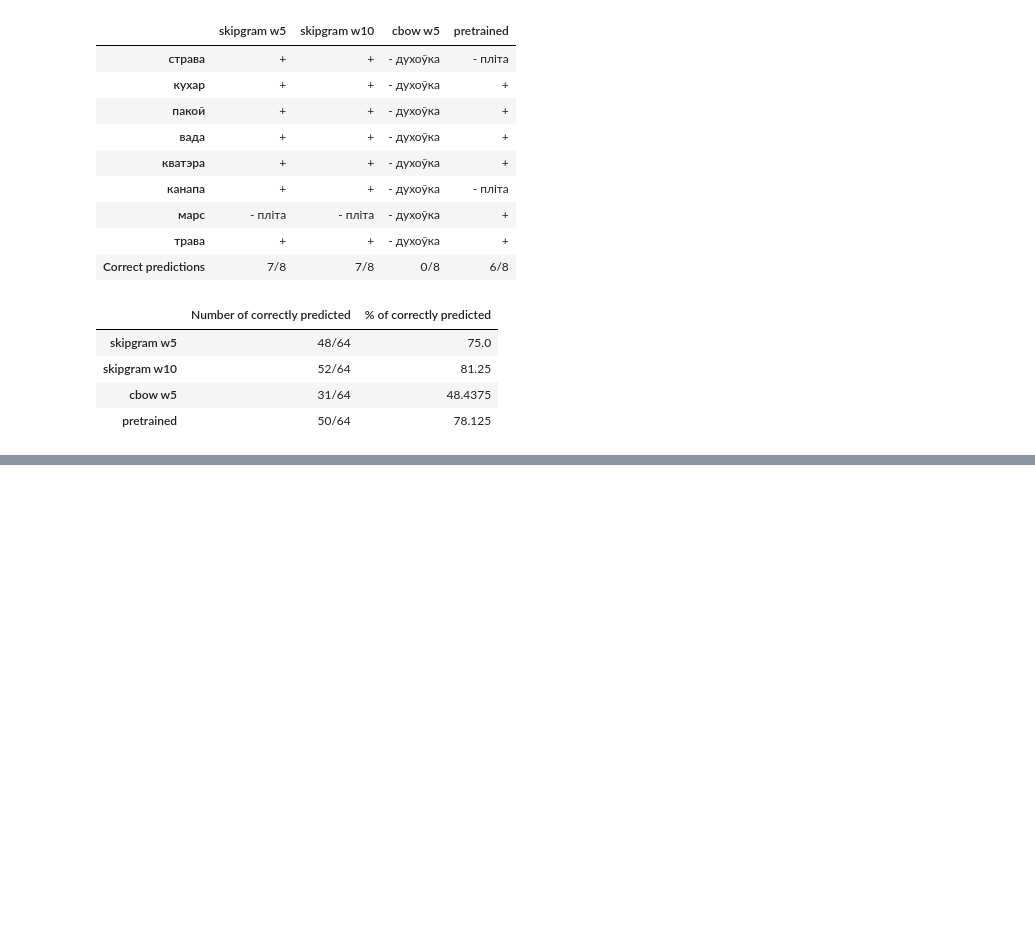
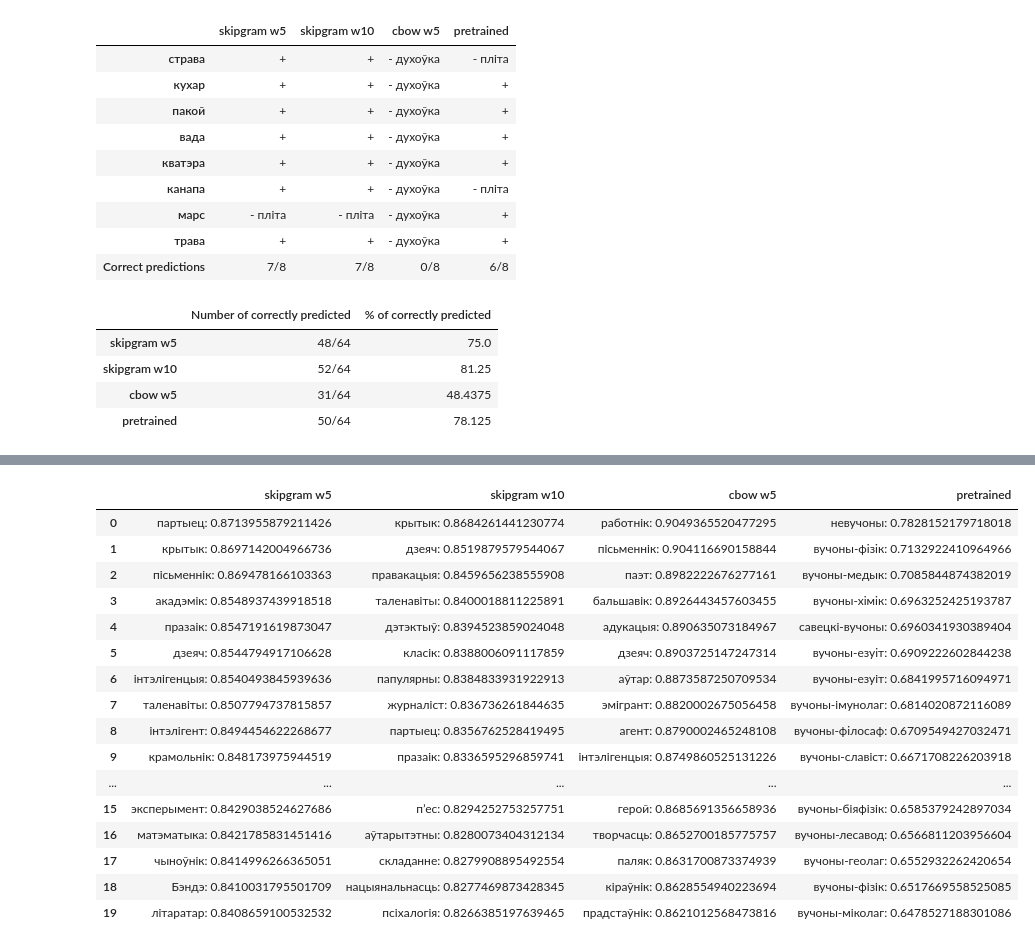
Before and after one commit to rommmmmka/computational-linguistics, a Jupyter notebook: hw3/4_analyze_models.ipynb, the cells around one changed output, grey strips where cells are left out. Cells and saved outputs as stored; diff of their text form; code cells hidden in the pictures; blank space fills up the shorter version.

```diff
--- a/hw3/4_analyze_models.ipynb
+++ b/hw3/4_analyze_models.ipynb
@@ -200,0 +227,22 @@ pd.DataFrame(
+# %%
+apply_func(
+    lambda x, _: x.most_similar(["вучоны"], topn=20)
+)
+# %% [output]
+|  | skipgram w5 | skipgram w10 | cbow w5 | pretrained |
+| 0 | партыец: 0.8713955879211426 | крытык: 0.8684261441230774 | работнік: 0.9049365520477295 | невучоны: 0.7828152179718018 |
+| 1 | крытык: 0.8697142004966736 | дзеяч: 0.8519879579544067 | пісьменнік: 0.904116690158844 | вучоны-фiзiк: 0.7132922410964966 |
+| 2 | пісьменнік: 0.869478166103363 | правакацыя: 0.8459656238555908 | паэт: 0.8982222676277161 | вучоны-медык: 0.7085844874382019 |
+| 3 | акадэмік: 0.8548937439918518 | таленавіты: 0.8400018811225891 | бальшавік: 0.8926443457603455 | вучоны-хiмiк: 0.6963252425193787 |
+| 4 | празаік: 0.8547191619873047 | дэтэктыў: 0.8394523859024048 | адукацыя: 0.890635073184967 | савецкі-вучоны: 0.6960341930389404 |
+| 5 | дзеяч: 0.8544794917106628 | класік: 0.8388006091117859 | дзеяч: 0.8903725147247314 | вучоны-езуiт: 0.6909222602844238 |
+| 6 | інтэлігенцыя: 0.8540493845939636 | папулярны: 0.8384833931922913 | аўтар: 0.8873587250709534 | вучоны-езуіт: 0.6841995716094971 |
+| 7 | таленавіты: 0.8507794737815857 | журналіст: 0.836736261844635 | эмігрант: 0.8820002675056458 | вучоны-імунолаг: 0.6814020872116089 |
+| 8 | інтэлігент: 0.8494454622268677 | партыец: 0.8356762528419495 | агент: 0.8790002465248108 | вучоны-фiлосаф: 0.6709549427032471 |
+| 9 | крамольнік: 0.848173975944519 | празаік: 0.8336595296859741 | інтэлігенцыя: 0.8749860525131226 | вучоны-славіст: 0.6671708226203918 |
+| ... | ... | ... | ... | ... |
+| 15 | эксперымент: 0.8429038524627686 | п’ес: 0.8294252753257751 | герой: 0.8685691356658936 | вучоны-біяфізік: 0.6585379242897034 |
+| 16 | матэматыка: 0.8421785831451416 | аўтарытэтны: 0.8280073404312134 | творчасць: 0.8652700185775757 | вучоны-лесавод: 0.6566811203956604 |
+| 17 | чыноўнік: 0.8414996266365051 | складанне: 0.8279908895492554 | паляк: 0.8631700873374939 | вучоны-геолаг: 0.6552932262420654 |
+| 18 | Бэндэ: 0.8410031795501709 | нацыянальнасць: 0.8277469873428345 | кіраўнік: 0.8628554940223694 | вучоны-фізік: 0.6517669558525085 |
+| 19 | літаратар: 0.8408659100532532 | псіхалогія: 0.8266385197639465 | прадстаўнік: 0.8621012568473816 | вучоны-міколаг: 0.6478527188301086 |
```
Also changed, not shown: parts of 10 cells of this notebook.
